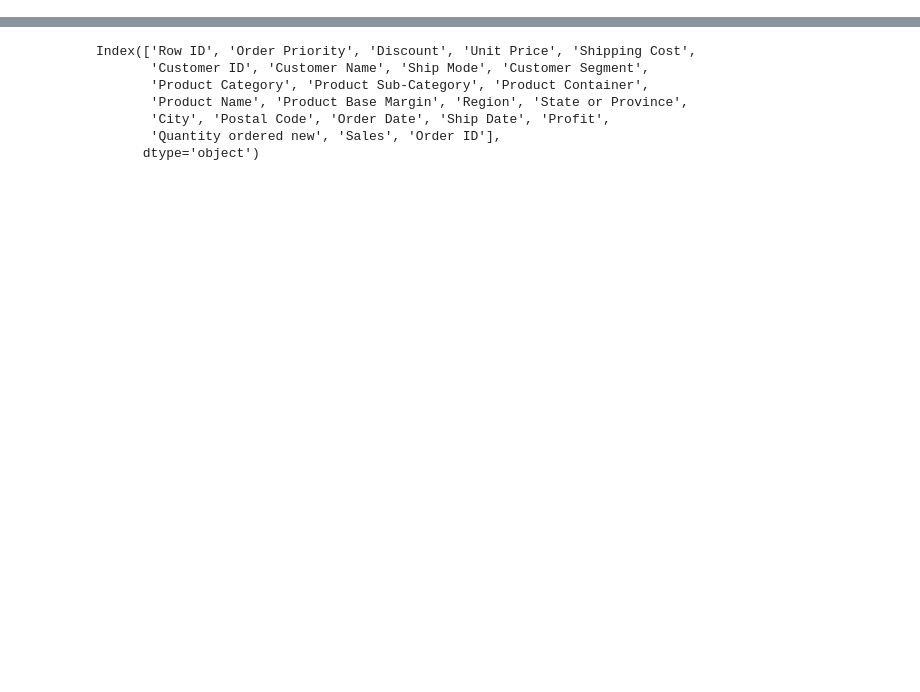
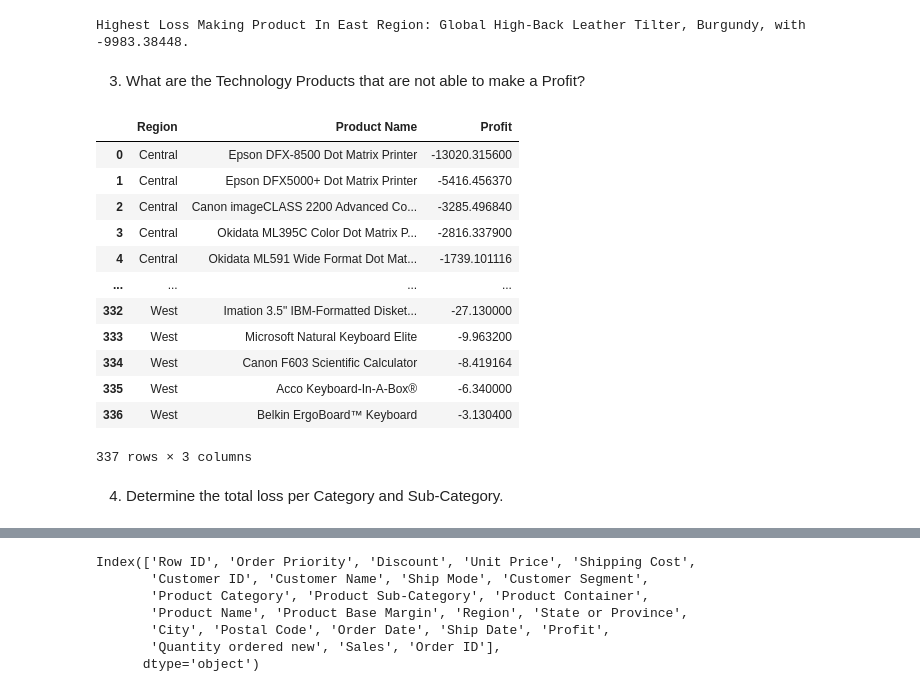
Before and after one commit to SaikrishnaAlle/DSTraining, a Jupyter notebook: D_8_Group_By.ipynb, the cells around one changed output, grey strips where cells are left out. Cells and saved outputs as stored; diff of their text form; code cells hidden in the pictures; blank space fills up the shorter version.

```diff
--- a/D_8_Group_By.ipynb
+++ b/D_8_Group_By.ipynb
@@ -15,0 +58,26 @@ import numpy
+# %%
+HighestLossMakingProductInEastRegion= LossMakingProducts[LossMakingProducts['Region'] == 'East'].head(1).reset_index()
+print(f"Highest Loss Making Product In East Region: {HighestLossMakingProductInEastRegion['Product Name'][0]}, with {HighestLossMakingProductInEastRegion['Profit'][0]}.")
+# %% [output]
+Highest Loss Making Product In East Region: Global High-Back Leather Tilter, Burgundy, with -9983.38448.
+# %% [markdown]
+3. What are the Technology Products that are not able to make a Profit?
+# %%
+LossMakingTechnologyProducts= LossMakingProductss(df[df['Product Category'] == 'Technology'], ['Region','Product Name'], 'Profit', ['Region', 'Profit'], [True, True], 'sum')
+LossMakingTechnologyProducts
+# %% [output]
+|  | Region | Product Name | Profit |
+| 0 | Central | Epson DFX-8500 Dot Matrix Printer | -13020.315600 |
+| 1 | Central | Epson DFX5000+ Dot Matrix Printer | -5416.456370 |
+| 2 | Central | Canon imageCLASS 2200 Advanced Co... | -3285.496840 |
+| 3 | Central | Okidata ML395C Color Dot Matrix P... | -2816.337900 |
+| 4 | Central | Okidata ML591 Wide Format Dot Mat... | -1739.101116 |
+| ... | ... | ... | ... |
+| 332 | West | Imation 3.5" IBM-Formatted Disket... | -27.130000 |
+| 333 | West | Microsoft Natural Keyboard Elite | -9.963200 |
+| 334 | West | Canon F603 Scientific Calculator | -8.419164 |
+| 335 | West | Acco Keyboard-In-A-Box® | -6.340000 |
+| 336 | West | Belkin ErgoBoard™ Keyboard | -3.130400 |
+337 rows × 3 columns
+# %% [markdown]
+4. Determine the total loss per Category and Sub-Category.
```
Also changed, not shown: parts of 54 cells of this notebook.
